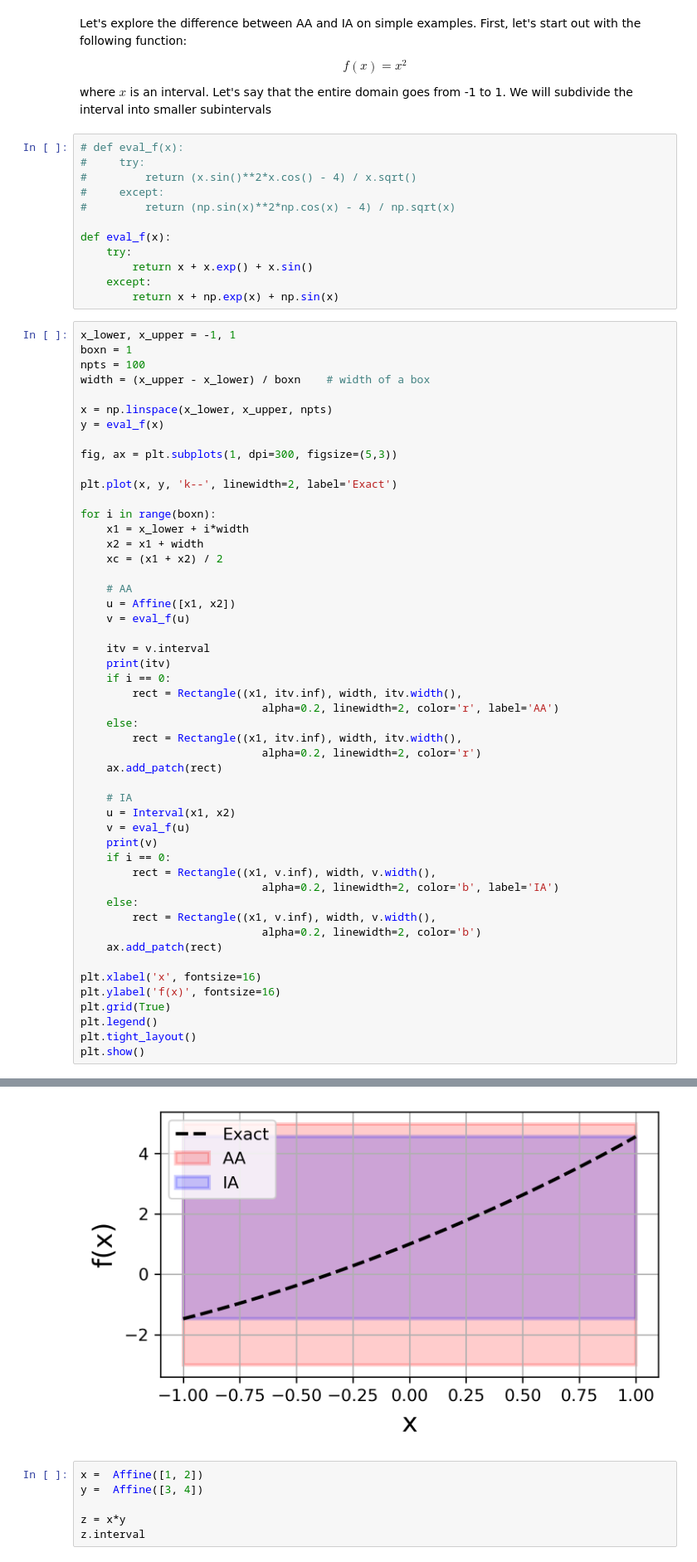
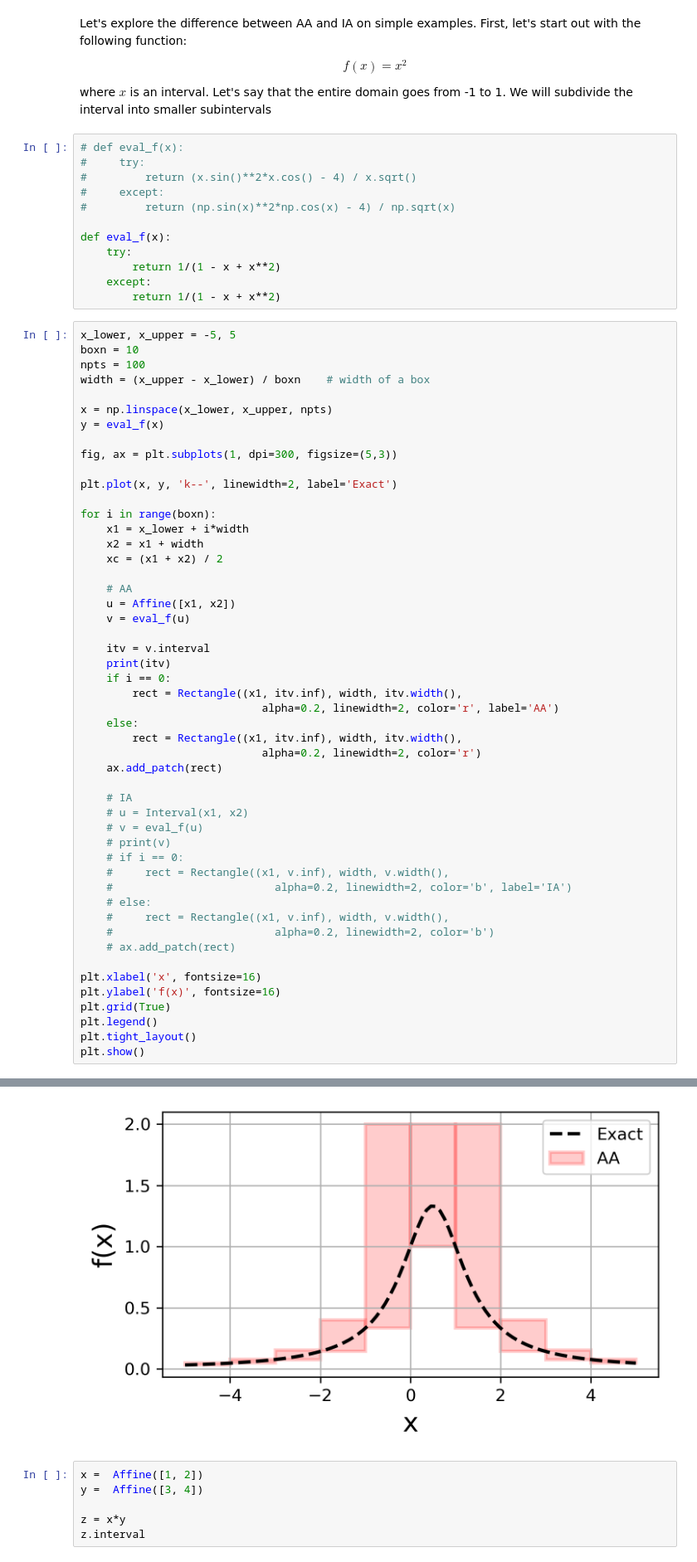
Before and after one commit to aaronriostx/TSEUQLib, a Jupyter notebook: notebooks/simple_comparison_ia_vs_aa.ipynb, the cells around one changed output, grey strips where cells are left out. Shown at 83% size. Saved outputs shown, nothing was run; the diff lists cells and outputs as text.

```diff
--- a/notebooks/simple_comparison_ia_vs_aa.ipynb
+++ b/notebooks/simple_comparison_ia_vs_aa.ipynb
@@ -24,12 +24,12 @@ where $x$ is an interval. Let's say that the entire domain goes from -1 to 1. We
 
 def eval_f(x):
     try:
-        return x + x.exp() + x.sin()
+        return 1/(1 - x + x**2)
     except:
-        return x + np.exp(x) + np.sin(x)
+        return 1/(1 - x + x**2)
 # %%
-x_lower, x_upper = -1, 1
-boxn = 1
+x_lower, x_upper = -5, 5
+boxn = 10
 npts = 100
 width = (x_upper - x_lower) / boxn    # width of a box
 
@@ -60,16 +60,16 @@ for i in range(boxn):
     ax.add_patch(rect)
 
     # IA
-    u = Interval(x1, x2)
-    v = eval_f(u)
-    print(v)
-    if i == 0:
-        rect = Rectangle((x1, v.inf), width, v.width(),
-                            alpha=0.2, linewidth=2, color='b', label='IA')
-    else:
-        rect = Rectangle((x1, v.inf), width, v.width(),
-                            alpha=0.2, linewidth=2, color='b')
-    ax.add_patch(rect)
+    # u = Interval(x1, x2)
+    # v = eval_f(u)
+    # print(v)
+    # if i == 0:
+    #     rect = Rectangle((x1, v.inf), width, v.width(),
+    #                         alpha=0.2, linewidth=2, color='b', label='IA')
+    # else:
+    #     rect = Rectangle((x1, v.inf), width, v.width(),
+    #                         alpha=0.2, linewidth=2, color='b')
+    # ax.add_patch(rect)
 
 plt.xlabel('x', fontsize=16)
 plt.ylabel('f(x)', fontsize=16)
@@ -83,4 +91,4 @@ plt.show()
-[figure, old version]
+[figure, new version]
 # %%
 x =  Affine([1, 2])
 y =  Affine([3, 4])
```
Also changed, not shown: parts of 1 cell of this notebook.
